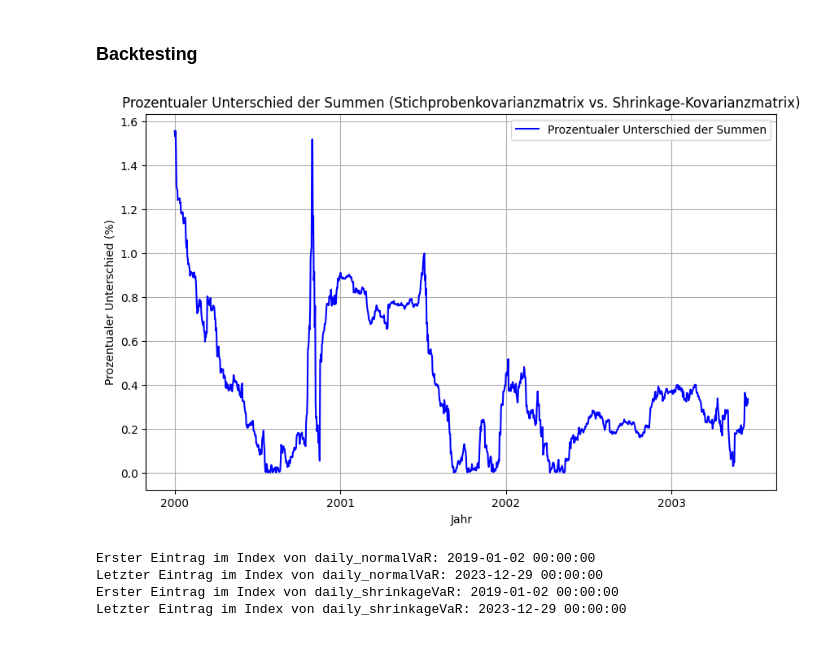
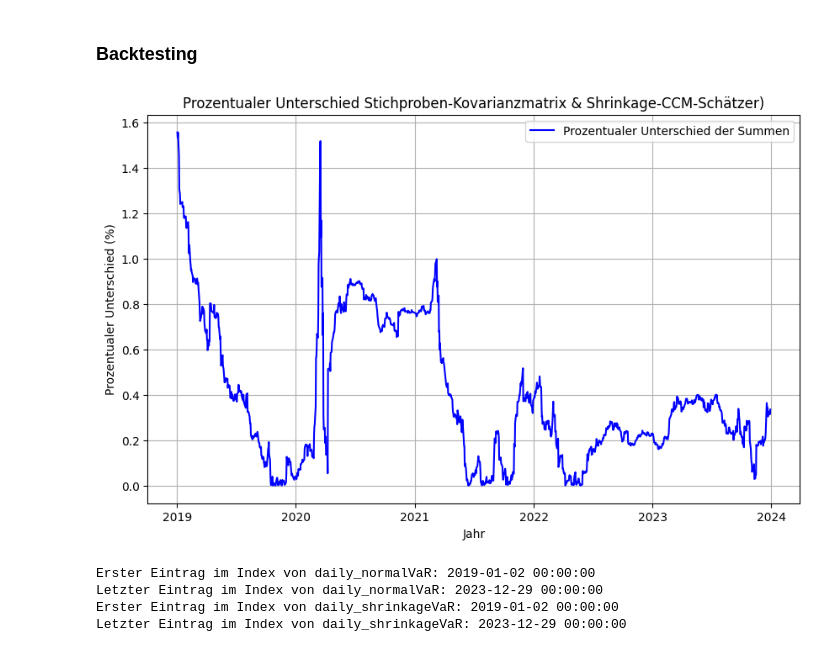
Before and after one commit to minhanhh1/MasterArbeitCode, a Jupyter notebook: SchätzungVaR.ipynb, the cells around one changed output. Drawn from its saved outputs; the diff is of its cells as text; code cells hidden in the pictures.

```diff
--- a/SchätzungVaR.ipynb
+++ b/SchätzungVaR.ipynb
@@ -432,31 +433,25 @@ for t in range(testWindowSize):
     frobenius_distance = np.linalg.norm(sample_cov - shrinkage_cov, 'fro')
     frobenius_distance_values.append(frobenius_distance)
 # %%
-# Erstelle ein DataFrame mit den Werten und den dazugehörigen Zeitstempeln
-df_percentage_difference = pd.DataFrame({
-    'Date': dates,
-    'Percentage Difference': percentage_difference_values
-})
-
-# Setze das Datum als Index
-df_percentage_difference.set_index('Date', inplace=True)
+date = pd.to_datetime(returns.index[250:250 + len(percentage_difference_values)])
+#percentage_difference_values.index = pd.to_datetime(returns.index[250:250 + len(percentage_difference_values)])
 
 # Plot des prozentualen Unterschieds der Summen
 plt.figure(figsize=(10, 6))
-plt.plot(df_percentage_difference.index, df_percentage_difference['Percentage Difference'], label='Prozentualer Unterschied der Summen', color='blue')
+plt.plot(date, percentage_difference_values, label='Prozentualer Unterschied der Summen', color='blue')
 
 # Formatierung der x-Achse
 plt.gca().xaxis.set_major_formatter(mdates.DateFormatter('%Y'))  # Setzt die x-Achse auf Jahresanzeige
 plt.gca().xaxis.set_major_locator(mdates.YearLocator())  # Setzt die Locator auf Jahresbasis
 
-plt.title('Prozentualer Unterschied der Summen (Stichprobenkovarianzmatrix vs. Shrinkage-Kovarianzmatrix)')
+plt.title('Prozentualer Unterschied Stichproben-Kovarianzmatrix & Shrinkage-CCM-Schätzer)')
 plt.xlabel('Jahr')
 plt.ylabel('Prozentualer Unterschied (%)')
 plt.legend()
 plt.grid(True)
 plt.show()
 # %% [output]
-[figure, old version]
+[figure, new version]
 # %%
 # Sicherstellen, dass die Indizes als datetime interpretiert werden
 daily_normalVaR_999.index = pd.to_datetime(returns.index[250:250 + len(daily_normalVaR_999)])
```
Also changed, not shown: parts of 14 cells of this notebook.
